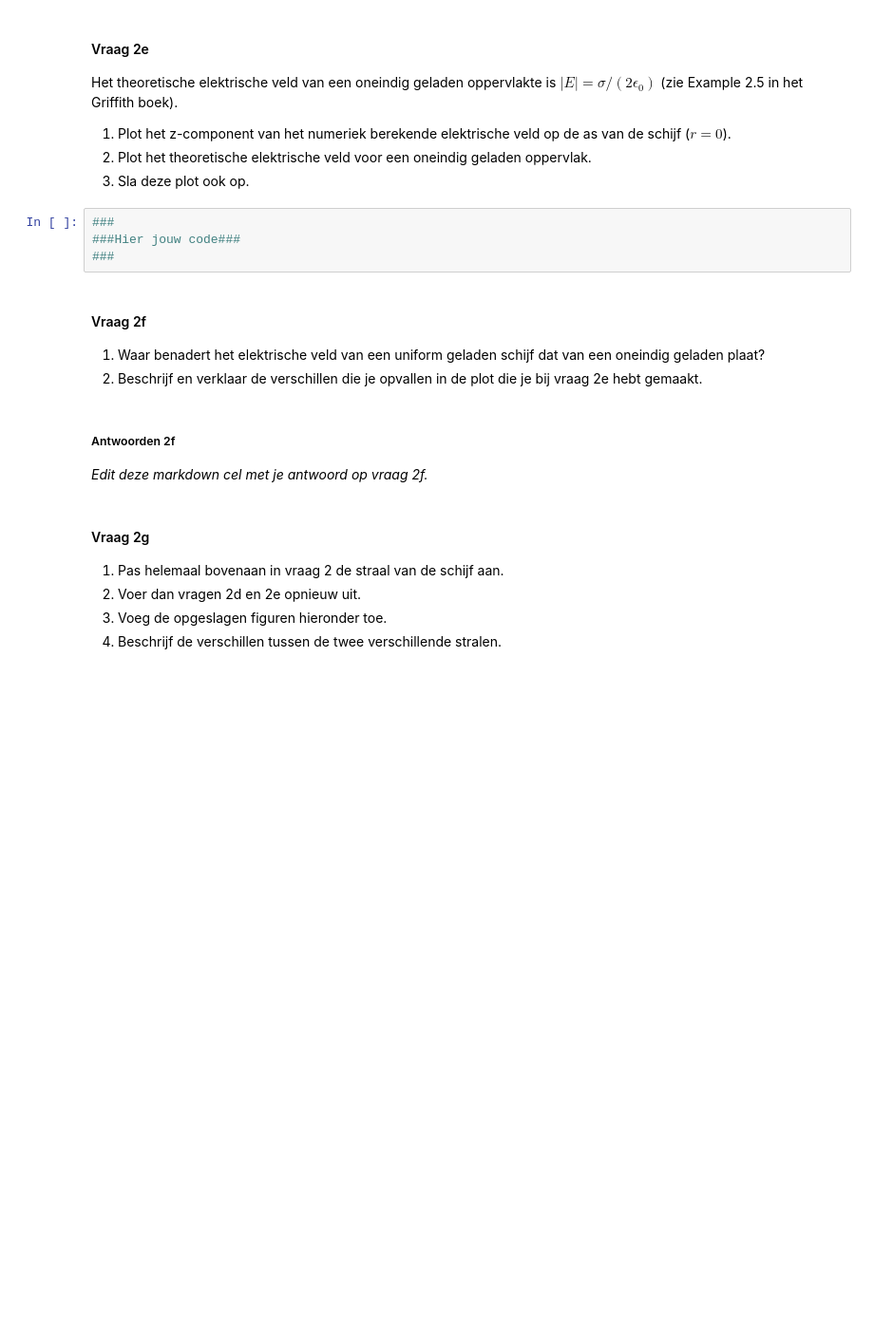
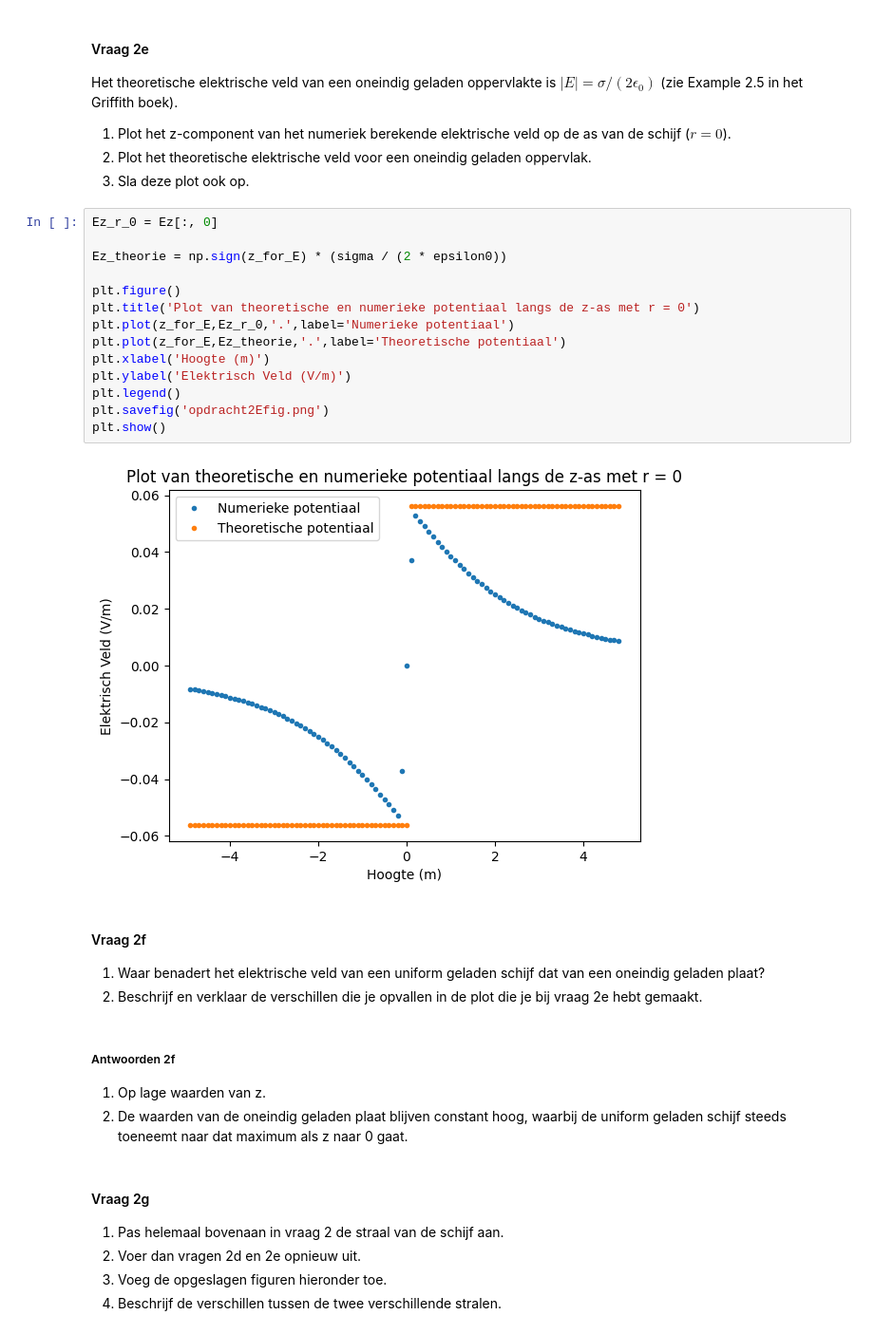
Before and after one commit to Timomloo/opdrachten-DEF-D, a Jupyter notebook: DigitaleOntwerpopdrachten/1CondensatorOpdracht/CondensatorOntwerpopdracht.ipynb, the cells around one changed output. Shown at 95% size. Drawn from its saved outputs; the diff is of its cells as text; blank space fills up the shorter version.

```diff
--- a/DigitaleOntwerpopdrachten/1CondensatorOpdracht/CondensatorOntwerpopdracht.ipynb
+++ b/DigitaleOntwerpopdrachten/1CondensatorOpdracht/CondensatorOntwerpopdracht.ipynb
@@ -252,9 +266,21 @@ Het theoretische elektrische veld van een oneindig geladen oppervlakte is $|E| =
 2. Plot het theoretische elektrische veld voor een oneindig geladen oppervlak.
 3. Sla deze plot ook op.
 # %%
-###
-###Hier jouw code###
-###
+Ez_r_0 = Ez[:, 0]
+
+Ez_theorie = np.sign(z_for_E) * (sigma / (2 * epsilon0))
+
+plt.figure()
+plt.title('Plot van theoretische en numerieke potentiaal langs de z-as met r = 0')
+plt.plot(z_for_E,Ez_r_0,'.',label='Numerieke potentiaal')
+plt.plot(z_for_E,Ez_theorie,'.',label='Theoretische potentiaal')
+plt.xlabel('Hoogte (m)')
+plt.ylabel('Elektrisch Veld (V/m)')
+plt.legend()
+plt.savefig('opdracht2Efig.png')
+plt.show()
+# %% [output]
+[figure, added]
 # %% [markdown]
 #### Vraag 2f
 1. Waar benadert het elektrische veld van een uniform geladen schijf dat van een oneindig geladen plaat?
@@ -262,7 +288,8 @@ Het theoretische elektrische veld van een oneindig geladen oppervlakte is $|E| =
 # %% [markdown]
 ##### Antwoorden 2f
 
-*Edit deze markdown cel met je antwoord op vraag 2f.*
+1. Op lage waarden van z.
+2. De waarden van de oneindig geladen plaat blijven constant hoog, waarbij de uniform geladen schijf steeds toeneemt naar dat maximum als z naar 0 gaat.
 # %% [markdown]
 #### Vraag 2g
 
```
Also changed, not shown: parts of 1 cell of this notebook, 2 other files.
